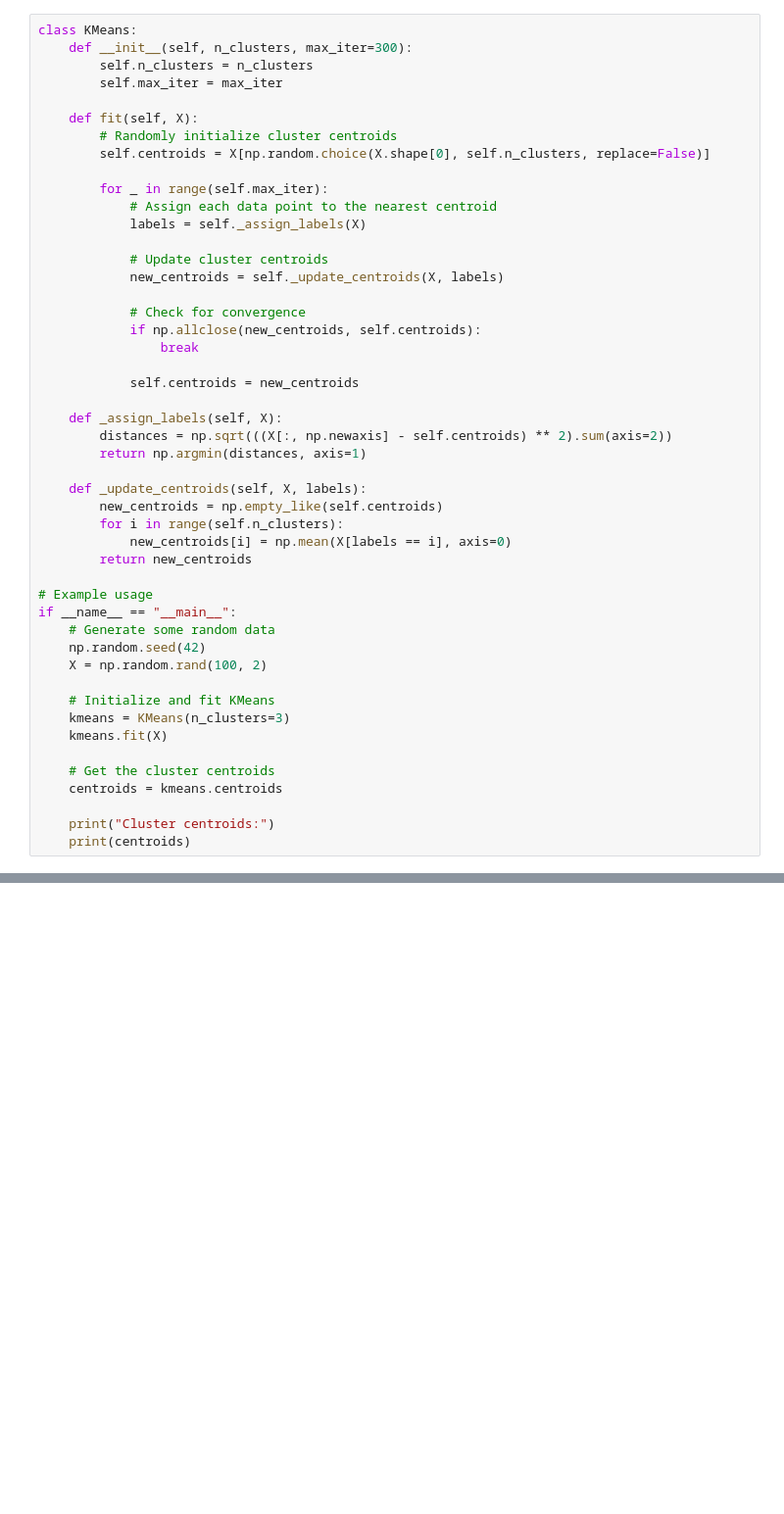
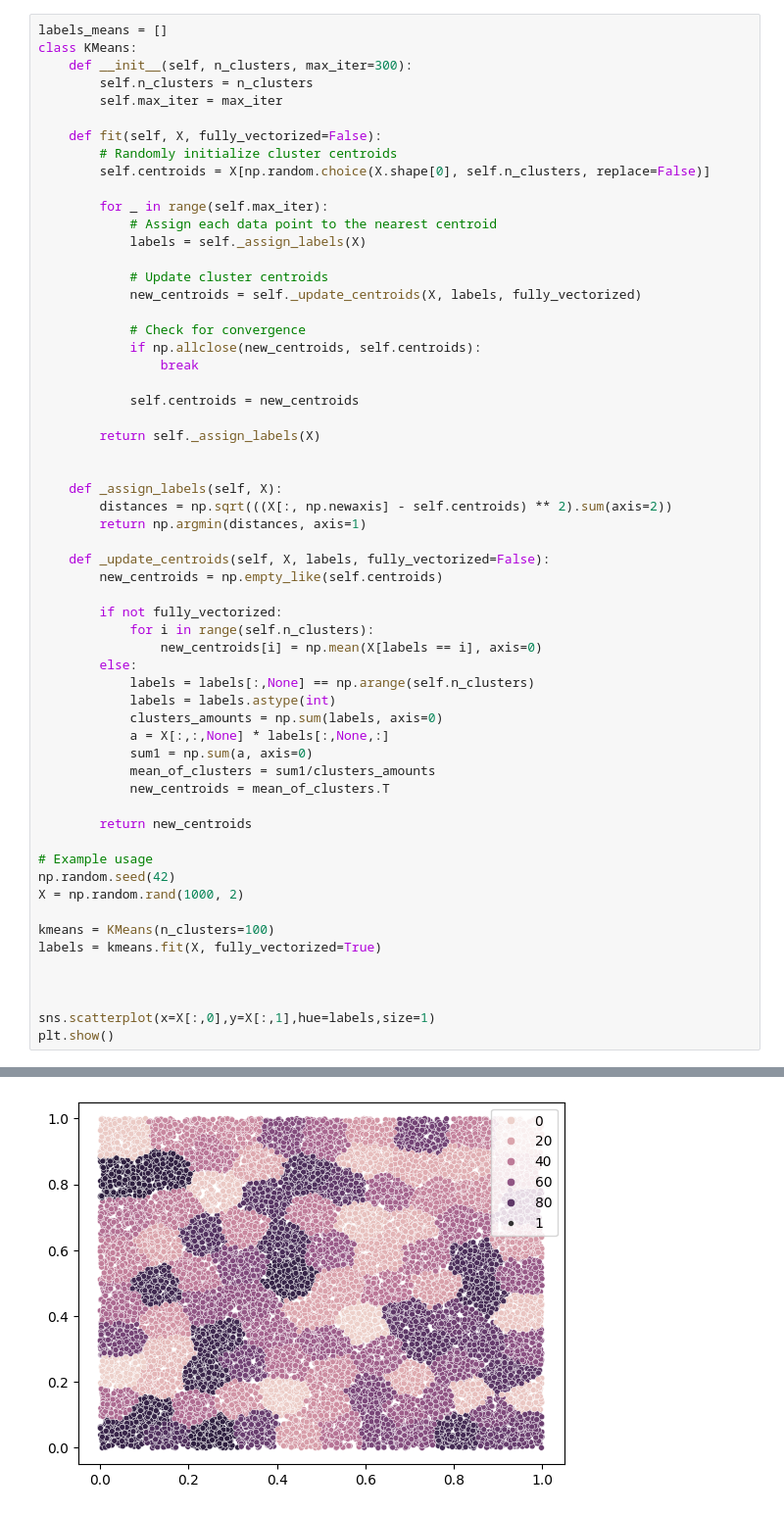
Before and after one commit to ronTohar1/CV_training, a Jupyter notebook: data_science/5_clustering/clustering_imp.ipynb, the cells around one changed output, grey strips where cells are left out. Shown at 98% size. Cells and saved outputs as stored; diff of their text form; blank space fills up the shorter version.

Commit message:
Finished Kmeans, started Agglomerative

```diff
--- a/data_science/5_clustering/clustering_imp.ipynb
+++ b/data_science/5_clustering/clustering_imp.ipynb
@@ -7,10 +8,11 @@ import matplotlib.pyplot as plt
 # %%
+labels_means = []
 class KMeans:
     def __init__(self, n_clusters, max_iter=300):
         self.n_clusters = n_clusters
         self.max_iter = max_iter
 
-    def fit(self, X):
+    def fit(self, X, fully_vectorized=False):
         # Randomly initialize cluster centroids
         self.centroids = X[np.random.choice(X.shape[0], self.n_clusters, replace=False)]
 
@@ -19,7 +21,7 @@ class KMeans:
             labels = self._assign_labels(X)
 
             # Update cluster centroids
-            new_centroids = self._update_centroids(X, labels)
+            new_centroids = self._update_centroids(X, labels, fully_vectorized)
 
             # Check for convergence
             if np.allclose(new_centroids, self.centroids):
@@ -27,29 +29,39 @@ class KMeans:
 
             self.centroids = new_centroids
 
+        return self._assign_labels(X)
+
+
     def _assign_labels(self, X):
         distances = np.sqrt(((X[:, np.newaxis] - self.centroids) ** 2).sum(axis=2))
         return np.argmin(distances, axis=1)
 
-    def _update_centroids(self, X, labels):
+    def _update_centroids(self, X, labels, fully_vectorized=False):
         new_centroids = np.empty_like(self.centroids)
-        for i in range(self.n_clusters):
-            new_centroids[i] = np.mean(X[labels == i], axis=0)
+
+        if not fully_vectorized:
+            for i in range(self.n_clusters):
+                new_centroids[i] = np.mean(X[labels == i], axis=0)
+        else:
+            labels = labels[:,None] == np.arange(self.n_clusters)
+            labels = labels.astype(int)
+            clusters_amounts = np.sum(labels, axis=0)
+            a = X[:,:,None] * labels[:,None,:]
+            sum1 = np.sum(a, axis=0)
+            mean_of_clusters = sum1/clusters_amounts
+            new_centroids = mean_of_clusters.T
+
         return new_centroids
 
 # Example usage
-if __name__ == "__main__":
-    # Generate some random data
-    np.random.seed(42)
-    X = np.random.rand(100, 2)
+np.random.seed(42)
+X = np.random.rand(1000, 2)
 
-    # Initialize and fit KMeans
-    kmeans = KMeans(n_clusters=3)
-    kmeans.fit(X)
+kmeans = KMeans(n_clusters=100)
+labels = kmeans.fit(X, fully_vectorized=True)
 
-    # Get the cluster centroids
-    centroids = kmeans.centroids
 
-    print("Cluster centroids:")
-    print(centroids)
+
+sns.scatterplot(x=X[:,0],y=X[:,1],hue=labels,size=1)
+plt.show()
 # %% [output]
@@ -59,0 +68 @@ Cluster centroids:
+[figure, added]
```
Also changed, not shown: parts of 7 cells of this notebook.
